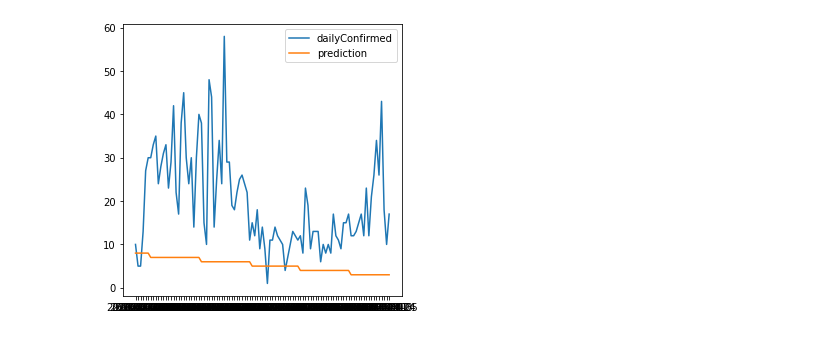
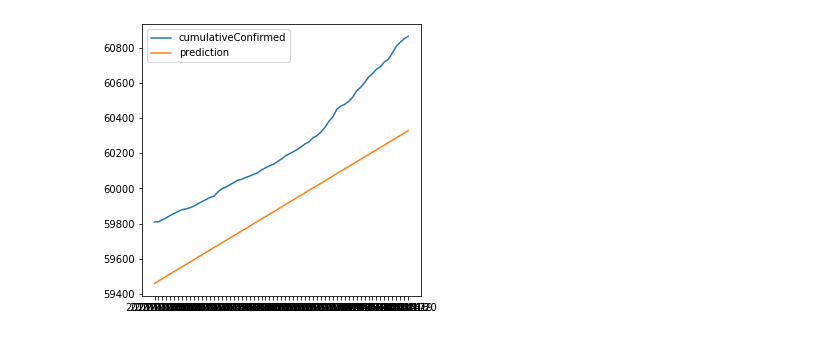
Before and after one commit to erekjiang/BigData_SafeEntry_Analytics, a Jupyter notebook: App/model_building/analyse_case_trend.ipynb, the cells around one changed output. Drawn from its saved outputs; the diff is of its cells as text; code cells hidden in the pictures.

```diff
--- a/App/model_building/analyse_case_trend.ipynb
+++ b/App/model_building/analyse_case_trend.ipynb
@@ -72,0 +90,6 @@ plt.rcParams["figure.figsize"] = (30,5)
+# %%
+cases_group_by_date.toPandas().plot(x="date", y="cumulativeConfirmed")
+plt.title("Daily Cumulative Confirmed Cases")
+plt.xlabel("Date")
+plt.ylabel("Count")
+plt.rcParams["figure.figsize"] = (30,5)
@@ -96,0 +122,12 @@ plt.rcParams["figure.figsize"] = (5,5)
+# %%
+
+case_categories_columns = ["Case Type","Count"]
+case_categories = [("Imported Cases",cases_group_by_date.groupBy().sum('dailyImported').collect()[0][0]),
+        ("Local Transmission Cases",cases_group_by_date.groupBy().sum('localCaseNotResidingInDorms').collect()[0][0]),
+        ("Local Case Reside Dorms",cases_group_by_date.groupBy().sum('localCaseResidingInDorms').collect()[0][0])]
+case_categories_df = spark.createDataFrame(data=case_categories, schema = case_categories_columns)
+case_categories_df.printSchema()
+case_categories_df.show(truncate=False)
+
+case_categories_df.toPandas().plot.bar(x="Case Type")
+plt.rcParams["figure.figsize"] = (5,5)
@@ -120,7 +170,7 @@ only showing top 20 rows
 # Split into training data and test data
 total_count = cases_group_by_date.count()
 print(total_count)
-seventy_percent_index = round(total_count * 0.5)
+seventy_percent_index = round(total_count * 0.7)
 cases_group_by_date.registerTempTable("daily_cases")
 train_data = spark.sql("select * from daily_cases where index <= {}".format(seventy_percent_index))
 test_data = spark.sql("select * from daily_cases where index > {}".format(seventy_percent_index))
@@ -150,7 +200,7 @@ vectorAssembler = VectorAssembler(inputCols=["index"], outputCol="features")
 train_sub = vectorAssembler.transform(train_data)
 test_sub = vectorAssembler.transform(test_data)
 
-lr = LinearRegression(featuresCol='features',labelCol='dailyConfirmed',predictionCol='prediction')
+lr = LinearRegression(featuresCol='features',labelCol='cumulativeConfirmed',predictionCol='prediction')
 # Fit the model
 lr_model = lr.fit(train_sub)
 # Print the coefficients and intercept training data
@@ -216,12 +266,12 @@ only showing top 20 rows
 # %%
 predictionsPandas = predictions.toPandas()
 
-plt.plot( 'date', 'dailyConfirmed', data=predictionsPandas, marker='')
+plt.plot( 'date', 'cumulativeConfirmed', data=predictionsPandas, marker='')
 plt.plot( 'date', 'prediction', data=predictionsPandas, marker='')
 
 # show legend
 plt.legend()
 # show graph
 plt.show()
 # %% [output]
-[figure, old version]
+[figure, new version]
```
Also changed, not shown: parts of 12 cells of this notebook.
